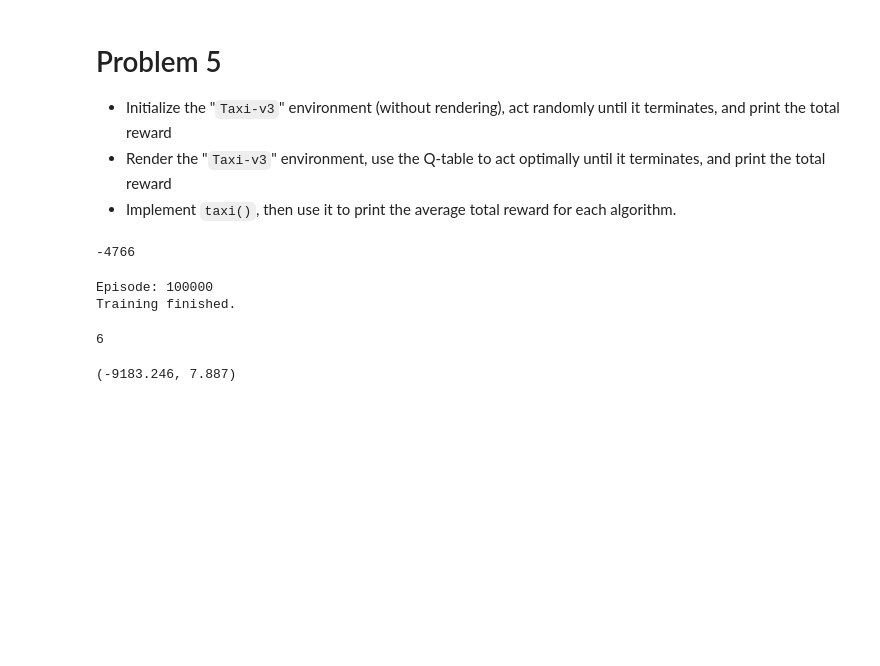
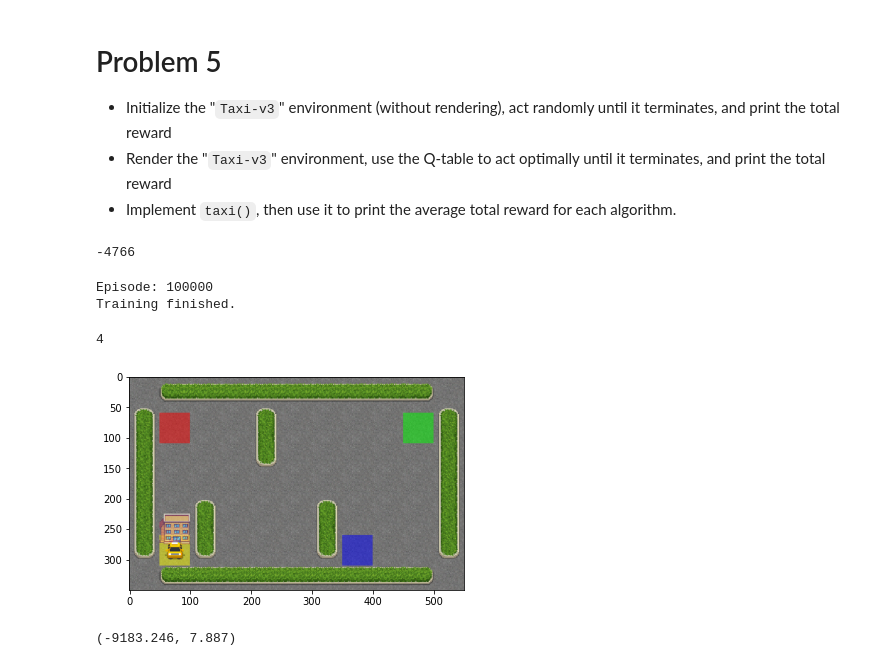
Before and after one commit to Burt360/Volume2, a Jupyter notebook: OpenGym/opengym.ipynb, the cells around one changed output. Saved outputs shown, nothing was run; the diff lists cells and outputs as text; code cells hidden in the pictures; blank space fills up the shorter version.

Commit message:
Added rendering to problem 5 qtable

```diff
--- a/OpenGym/opengym.ipynb
+++ b/OpenGym/opengym.ipynb
@@ -425,25 +425,34 @@ Training finished.
 # %%
 # Q-table actions Taxi game
 try:
     # Init environment
-    env = gym.make('Taxi-v3')
+    env = gym.make('Taxi-v3', render_mode='rgb_array')
     obs, info = env.reset()
+
+    # Initialize visualization
+    img = plt.imshow(env.render())
 
     # Iterate until termination
     done = False
     q_reward = 0
     while not done:
         # Use the qtable to choose the next action
         action = np.argmax(qtable[obs])
         obs, reward, done, trunc, info = env.step(action)
         q_reward += reward
 
+        # Update visualization
+        img.set_data(env.render())
+        display.display(plt.gcf())
+        display.clear_output(wait=True)
+
     print(q_reward)
 
 finally:
     env.close()
 # %% [output]
-6
+4
+[figure, added]
 # %%
 def taxi(q_table):
     """
```
Also changed, not shown: parts of 1 cell of this notebook.
